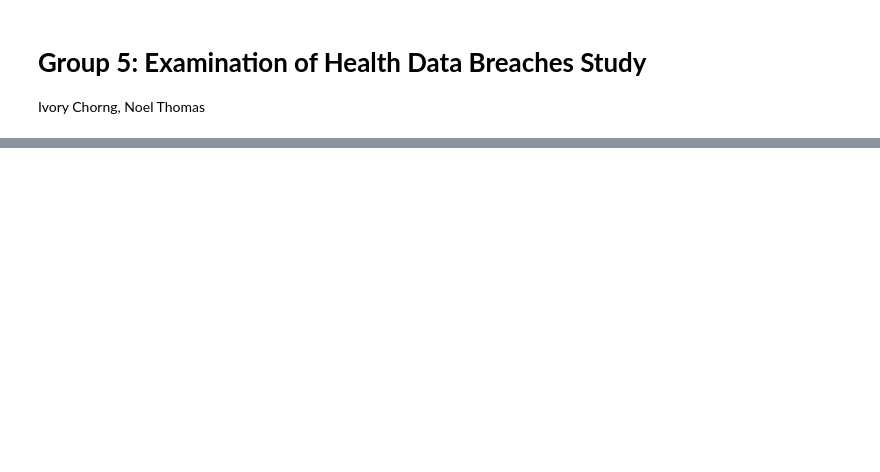
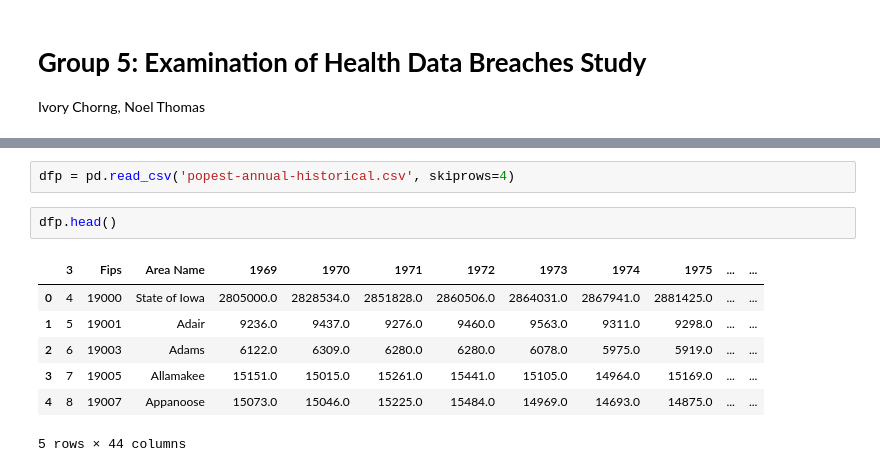
Before and after one commit to noelthomas28/2022Fall_projects, a Jupyter notebook: IS597PR_Final_Project.ipynb, the cells around one changed output, grey strips where cells are left out. Saved outputs shown, nothing was run; the diff lists cells and outputs as text; blank space fills up the shorter version.

```diff
--- a/IS597PR_Final_Project.ipynb
+++ b/IS597PR_Final_Project.ipynb
@@ -541,0 +491,12 @@ for i,j in date.groupby(level=0):
+# %%
+dfp = pd.read_csv('popest-annual-historical.csv', skiprows=4)
+# %%
+dfp.head()
+# %% [output]
+|  | 3 | Fips | Area Name | 1969 | 1970 | 1971 | 1972 | 1973 | 1974 | 1975 | ... | ... |
+| 0 | 4 | 19000 | State of Iowa | 2805000.0 | 2828534.0 | 2851828.0 | 2860506.0 | 2864031.0 | 2867941.0 | 2881425.0 | ... | ... |
+| 1 | 5 | 19001 | Adair | 9236.0 | 9437.0 | 9276.0 | 9460.0 | 9563.0 | 9311.0 | 9298.0 | ... | ... |
+| 2 | 6 | 19003 | Adams | 6122.0 | 6309.0 | 6280.0 | 6280.0 | 6078.0 | 5975.0 | 5919.0 | ... | ... |
+| 3 | 7 | 19005 | Allamakee | 15151.0 | 15015.0 | 15261.0 | 15441.0 | 15105.0 | 14964.0 | 15169.0 | ... | ... |
+| 4 | 8 | 19007 | Appanoose | 15073.0 | 15046.0 | 15225.0 | 15484.0 | 14969.0 | 14693.0 | 14875.0 | ... | ... |
+5 rows × 44 columns
```
Also changed, not shown: parts of 73 cells of this notebook.
